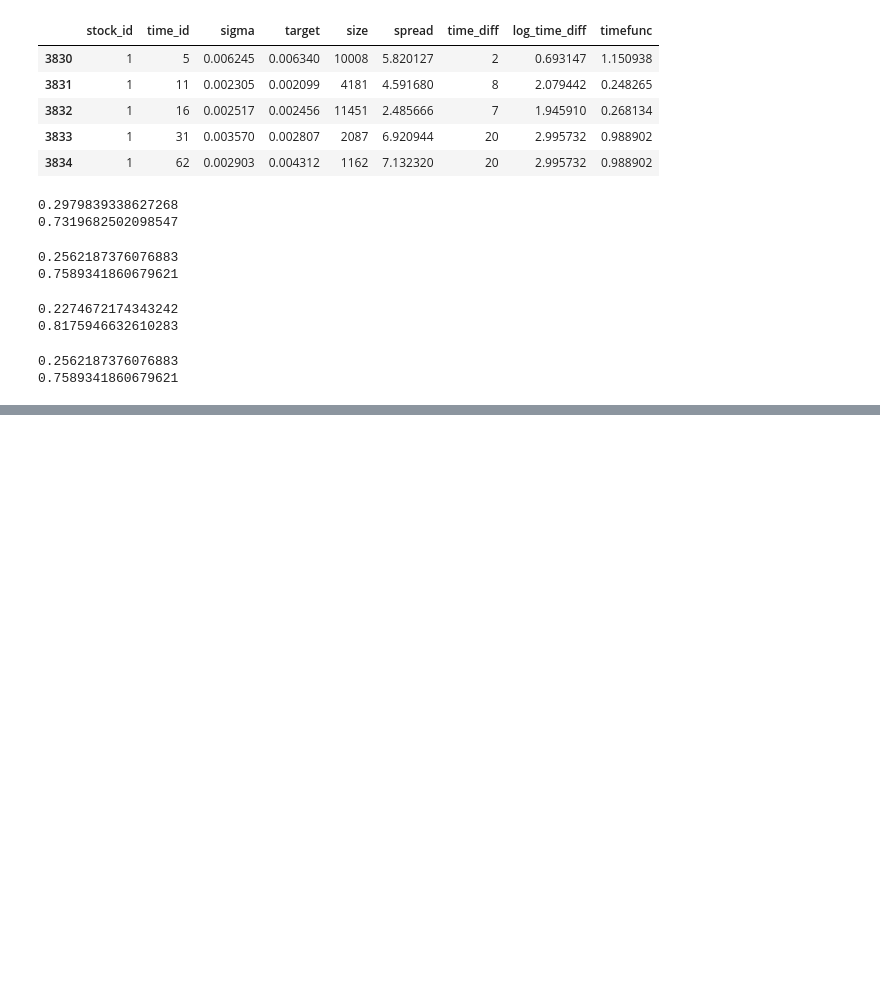
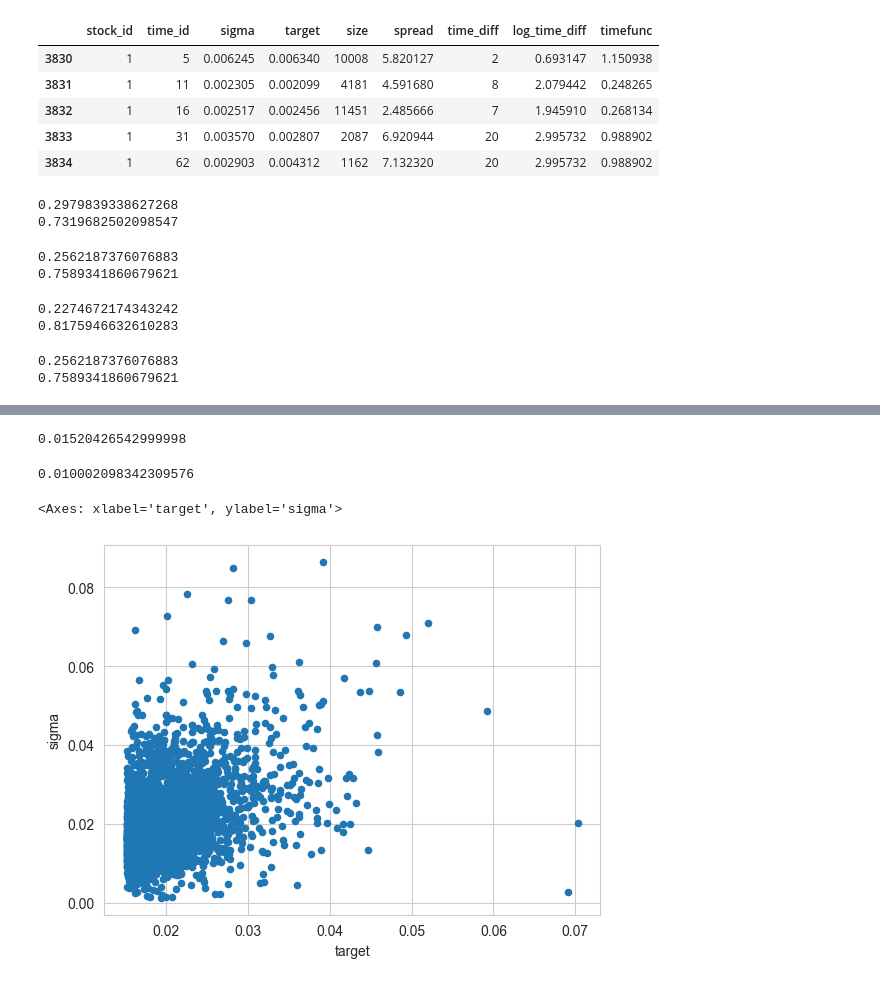
Before and after one commit to petepony/meow_meow, a Jupyter notebook: data_cleanup.ipynb, the cells around one changed output, grey strips where cells are left out. Drawn from its saved outputs; the diff is of its cells as text; code cells hidden in the pictures; blank space fills up the shorter version.

```diff
--- a/data_cleanup.ipynb
+++ b/data_cleanup.ipynb
@@ -262,0 +275,16 @@ print_stats(x_test, y_test, xgb_model)
+# %%
+quantile_99 = np.quantile(target['target'], q=0.99)
+print(quantile_99)
+# %% [output]
+0.01520426542999998
+# %%
+target_high_vol = target.query(f'target > {quantile_99}')
+# %%
+print(len(target_high_vol) / len(target))
+# %% [output]
+0.010002098342309576
+# %%
+target_high_vol.plot.scatter(x='target', y='sigma')
+# %% [output]
+<Axes: xlabel='target', ylabel='sigma'>
+[figure, added]
```
Also changed, not shown: parts of 1 cell of this notebook.
